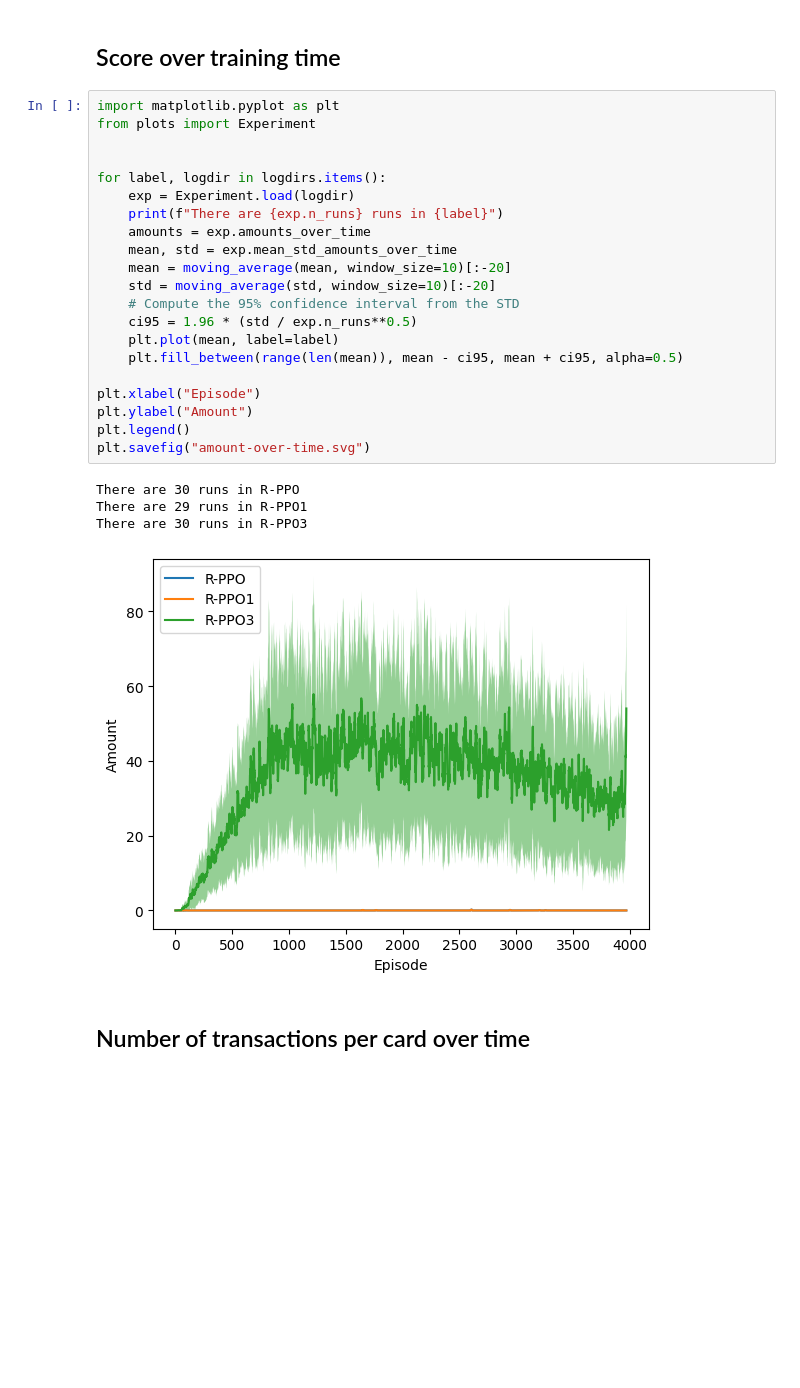
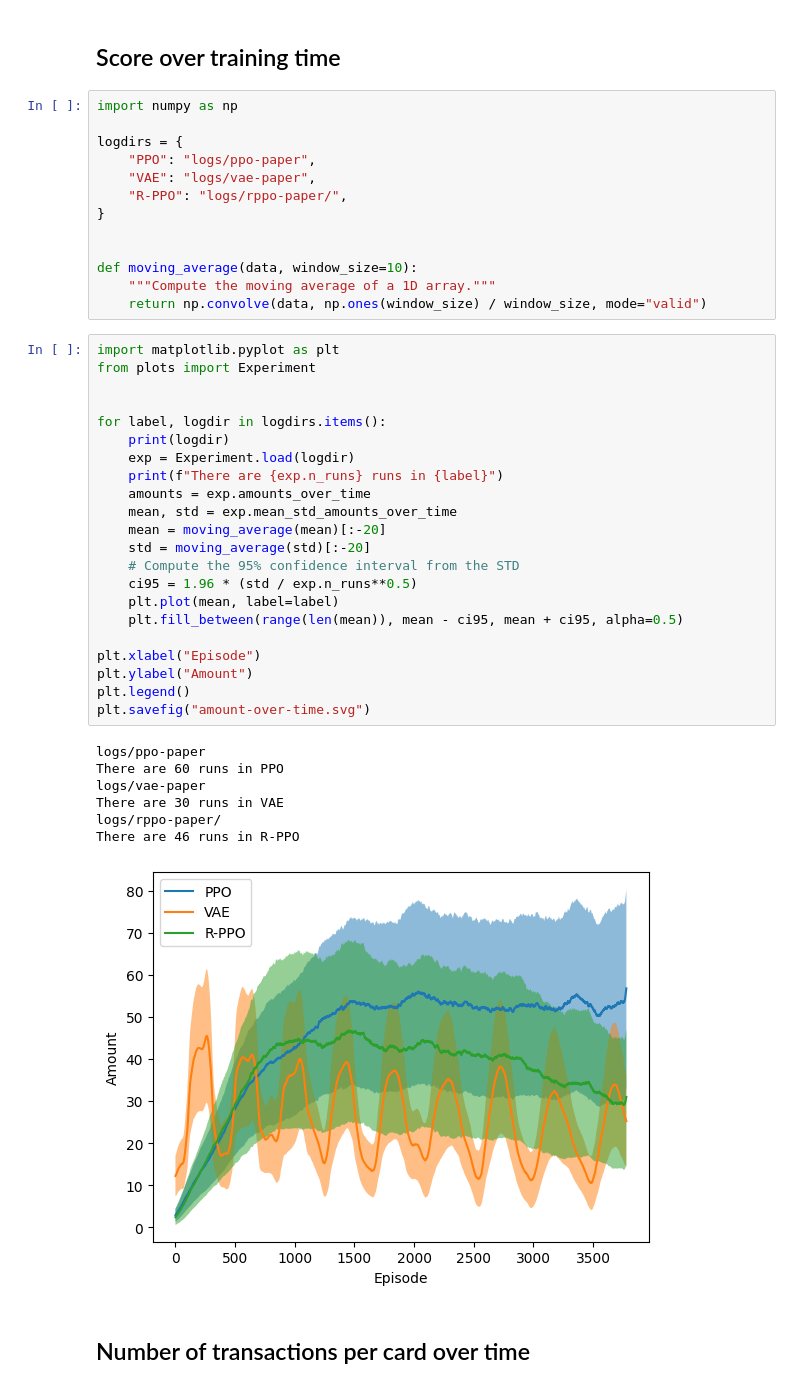
Before and after one commit to FaramirHurin/RL_Attack_September24, a Jupyter notebook: agents-comparison.ipynb, the cells around one changed output. Cells and saved outputs as stored; diff of their text form; blank space fills up the shorter version.

```diff
--- a/agents-comparison.ipynb
+++ b/agents-comparison.ipynb
@@ -35,31 +81,48 @@ INFO:cardsim.cardsim.Cardsim:Created transaction objects in 30.84 seconds
 # %% [markdown]
 ## Score over training time
+# %%
+import numpy as np
+
+logdirs = {
+    "PPO": "logs/ppo-paper",
+    "VAE": "logs/vae-paper",
+    "R-PPO": "logs/rppo-paper/",
+}
+
+
+def moving_average(data, window_size=10):
+    """Compute the moving average of a 1D array."""
+    return np.convolve(data, np.ones(window_size) / window_size, mode="valid")
 # %%
 import matplotlib.pyplot as plt
 from plots import Experiment
 
 
 for label, logdir in logdirs.items():
+    print(logdir)
     exp = Experiment.load(logdir)
     print(f"There are {exp.n_runs} runs in {label}")
     amounts = exp.amounts_over_time
     mean, std = exp.mean_std_amounts_over_time
-    mean = moving_average(mean, window_size=10)[:-20]
-    std = moving_average(std, window_size=10)[:-20]
+    mean = moving_average(mean)[:-20]
+    std = moving_average(std)[:-20]
     # Compute the 95% confidence interval from the STD
     ci95 = 1.96 * (std / exp.n_runs**0.5)
     plt.plot(mean, label=label)
     plt.fill_between(range(len(mean)), mean - ci95, mean + ci95, alpha=0.5)
 
 plt.xlabel("Episode")
 plt.ylabel("Amount")
 plt.legend()
 plt.savefig("amount-over-time.svg")
 # %% [output]
-There are 30 runs in R-PPO
-There are 29 runs in R-PPO1
-There are 30 runs in R-PPO3
+logs/ppo-paper
+There are 60 runs in PPO
+logs/vae-paper
+There are 30 runs in VAE
+logs/rppo-paper/
+There are 46 runs in R-PPO
-[figure, old version]
+[figure, new version]
 # %% [markdown]
 ## Number of transactions per card over time
 # %%
```
Also changed, not shown: parts of 8 cells of this notebook, 2 other files.
